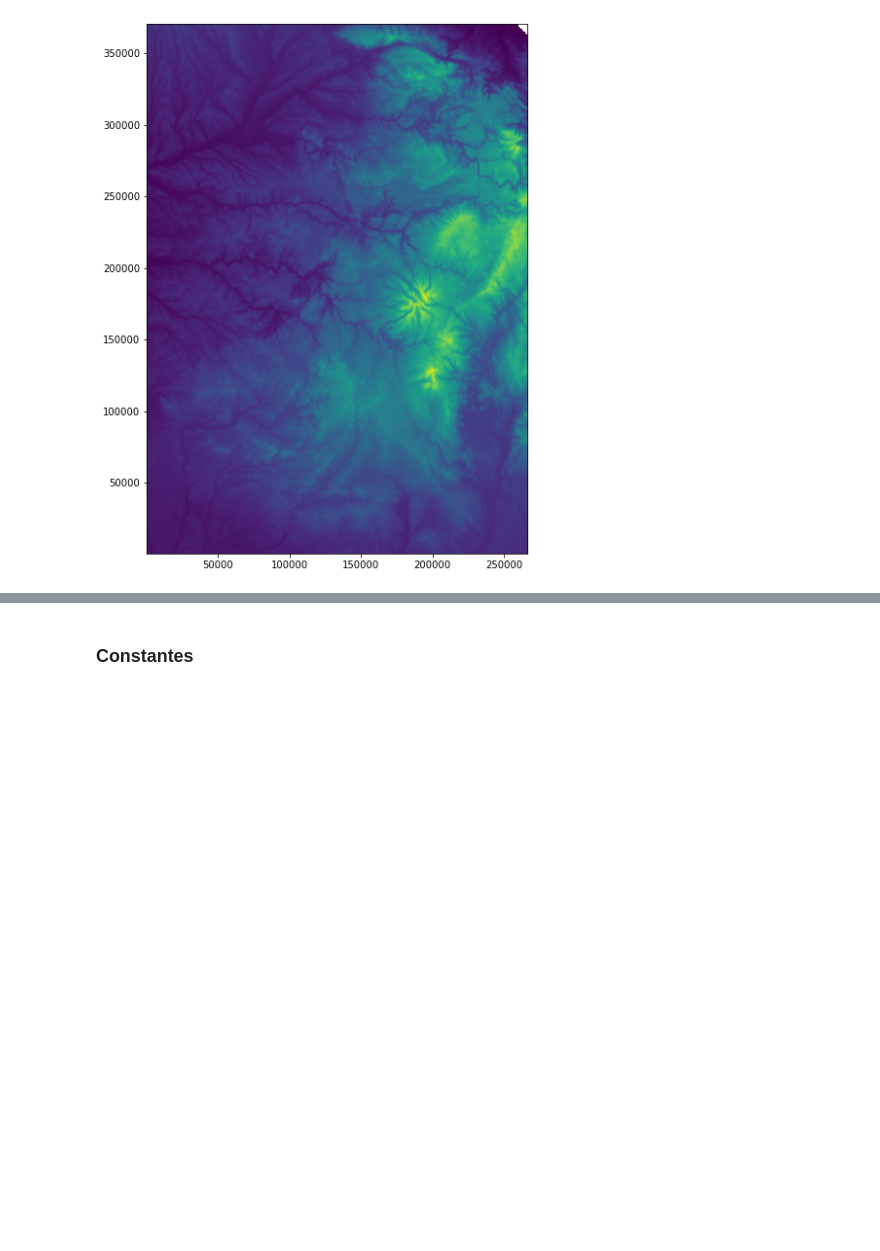
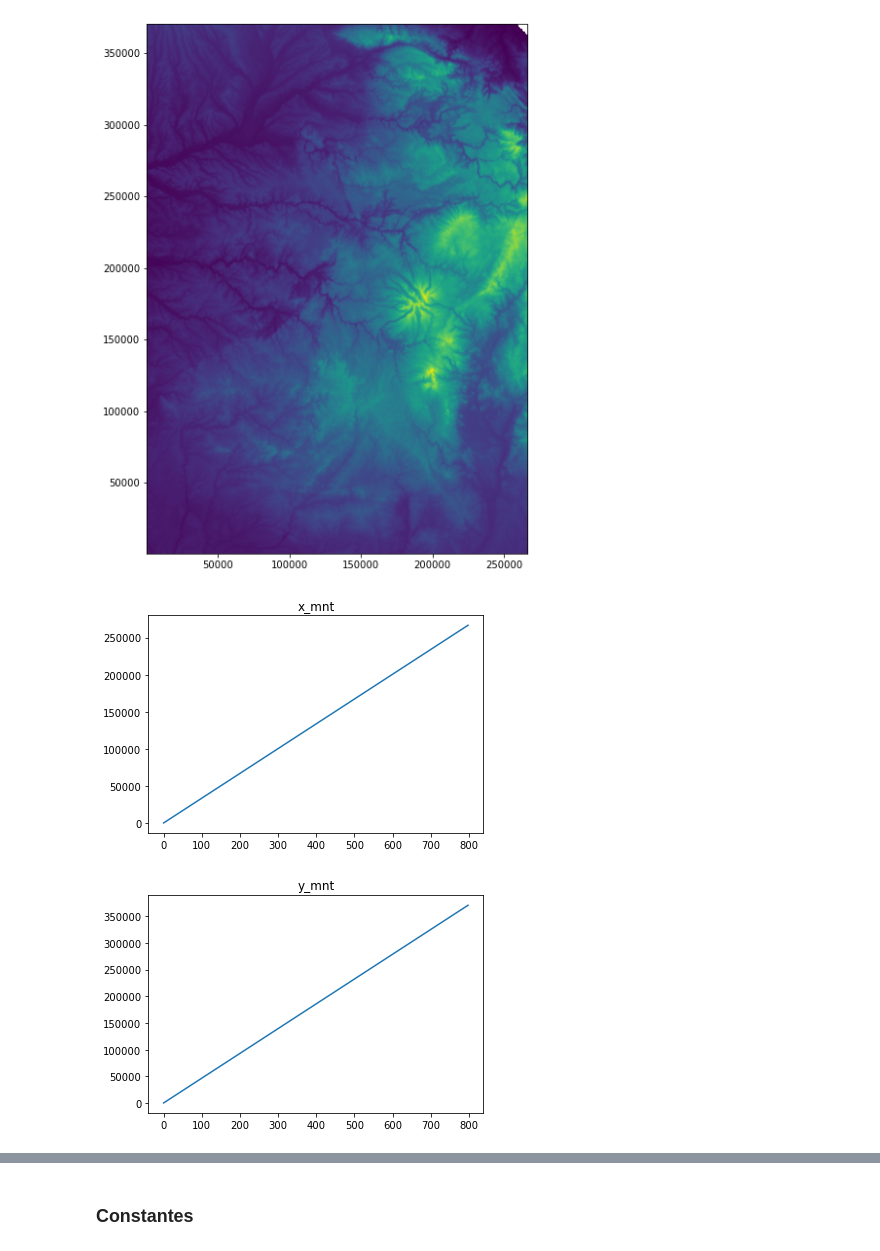
Before and after one commit to PaulAntoineLeveilley/filtrage-bay-sien, a Jupyter notebook: TP4/filtrage particulaire.ipynb, the cells around one changed output, grey strips where cells are left out. Cells and saved outputs as stored; diff of their text form; code cells hidden in the pictures; blank space fills up the shorter version.

```diff
--- a/TP4/filtrage particulaire.ipynb
+++ b/TP4/filtrage particulaire.ipynb
@@ -25,3 +25,13 @@ dict_keys(['__header__', '__version__', '__globals__', 'ans', 'dt_resol', 'h_MNT
 (1, 799)
 <matplotlib.image.AxesImage at 0x...>
 [figure]
+# %%
+plt.plot(x_mnt[0])
+plt.title("x_mnt")
+plt.show()
+plt.plot(y_mnt[0])
+plt.title("y_mnt")
+plt.show()
+# %% [output]
+[figure, added]
+[figure, added]
```
Also changed, not shown: parts of 10 cells of this notebook, 2 other files.
